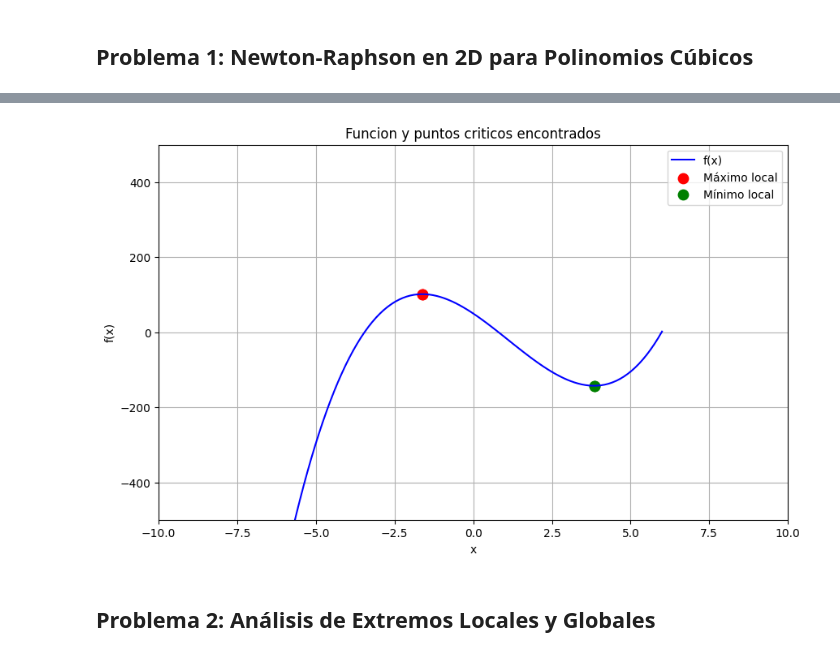
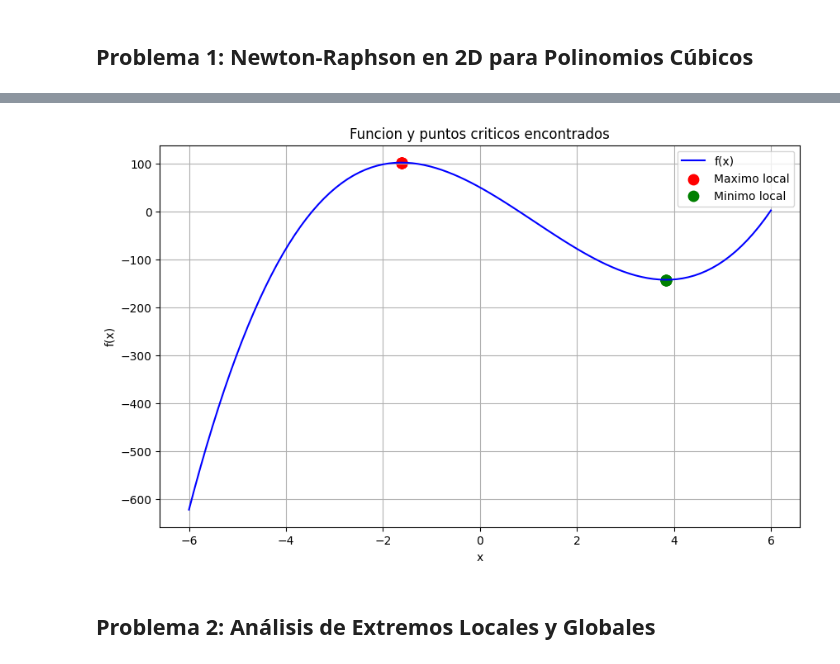
Before and after one commit to S302-prog/Lab3-MOS, a Jupyter notebook: Lab3_Completo_spalma_mscastillo.ipynb, the cells around one changed output, grey strips where cells are left out. Saved outputs shown, nothing was run; the diff lists cells and outputs as text; code cells hidden in the pictures.

Commit message:
Segundo punto hecho

```diff
--- a/Lab3_Completo_spalma_mscastillo.ipynb
+++ b/Lab3_Completo_spalma_mscastillo.ipynb
@@ -30,19 +30,20 @@ def newton_raphson(primera_derivada, segunda_derivada, x_0, alpha , tol = 1e-7,
             hessiana = 1e-10 if hessiana >= 0 else -1e-10
 
         x_k1 = x_k - alpha * (gradiente/hessiana)
-        x_k = x_k1
 
         if abs(primera_derivada(x_k1)) < tol:
             return x_k1
 
+        x_k = x_k1
+
     return x_k
 
 # Determinamos los diferentes valores iniciales de x_0 y alpha
-x_inciales = [-6, 6]
-alphas = [0.1, 0.2]
+x_iniciales = [-6, -4, -2, 0, 2, 4, 6]
+alphas = [0.2, 0.1]
 resultados = []
 
-for x_0 in x_inciales:
+for x_0 in x_iniciales:
     for alpha in alphas:
         solucion = newton_raphson(primera_derivada_np, segunda_derivada_np, x_0, alpha)
 
@@ -50,12 +51,12 @@ for x_0 in x_inciales:
         valor_segunda_derivada = segunda_derivada_np(solucion)
 
         if valor_segunda_derivada > 0:
-            tipo = "mínimo local"
+            tipo = "Minimo local"
         elif valor_segunda_derivada < 0:
-            tipo = "máximo local"
+            tipo = "Maximo local"
         else:
-            tipo = "punto de inflexión"
+            tipo = "Punto de inflexion"
 
         resultados.append((x_0, solucion, valor_funcion, tipo, alpha))
-        print(f"x0 = {x_0}, x* = {solucion:.6f}, f(x*) = {valor_funcion:.6f}, α = {alpha:.3f}, {tipo}")
+        print(f"x_0 = {x_0}, x* = {solucion:.6f}, f(x*) = {valor_funcion:.6f}, α = {alpha:.3f}, {tipo}")
 # %% [output]
@@ -66,27 +77,23 @@ x0 = 6, x* = 3.841823, f(x*) = -142.626770, α = 0.200, mínimo local
 # %%
 x_vals = np.linspace(-6, 6, 100)
 y_vals = funcion_np(x_vals)
 
 plt.figure(figsize=(10, 6))
 plt.plot(x_vals, y_vals, label='f(x)', color='blue')
 
 for (x_0, x_sol, y_sol, tipo, alpha) in resultados:
-    if tipo == "mínimo local":
-        plt.scatter(x_sol, y_sol, color='green', s=80, label='Mínimo local' if 'mínimo local' not in [r[3] for r in resultados[:resultados.index((x_0, x_sol, y_sol, tipo, alpha))]] else "")
-    elif tipo == "máximo local":
-        plt.scatter(x_sol, y_sol, color='red', s=80, label='Máximo local' if 'máximo local' not in [r[3] for r in resultados[:resultados.index((x_0, x_sol, y_sol, tipo, alpha))]] else "")
-    else:
-        plt.scatter(x_sol, y_sol, color='orange', s=80, label='Punto de inflexión' if 'punto de inflexión' not in [r[3] for r in resultados[:resultados.index((x_0, x_sol, y_sol, tipo, alpha))]] else "")
+    if tipo == "Minimo local":
+        plt.scatter(x_sol, y_sol, color='green', s=80, label='Minimo local' if 'Minimo local' not in [r[3] for r in resultados[:resultados.index((x_0, x_sol, y_sol, tipo, alpha))]] else "")
+    elif tipo == "Maximo local":
+        plt.scatter(x_sol, y_sol, color='red', s=80, label='Maximo local' if 'Maximo local' not in [r[3] for r in resultados[:resultados.index((x_0, x_sol, y_sol, tipo, alpha))]] else "")
 
 plt.title("Funcion y puntos criticos encontrados")
 plt.xlabel("x")
 plt.ylabel("f(x)")
 plt.legend()
-plt.xlim(-10, 10)
-plt.ylim(-500, 500)
 plt.grid(True)
 plt.show()
 # %% [output]
-[figure, old version]
+[figure, new version]
 # %% [markdown]
 ## Problema 2: Análisis de Extremos Locales y Globales
```
Also changed, not shown: parts of 3 cells of this notebook.
